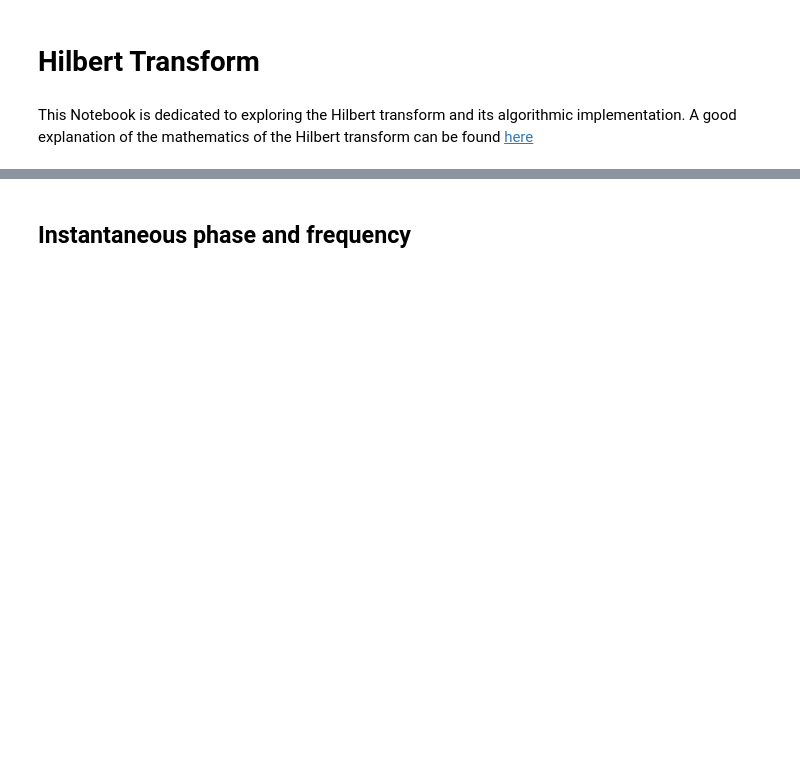
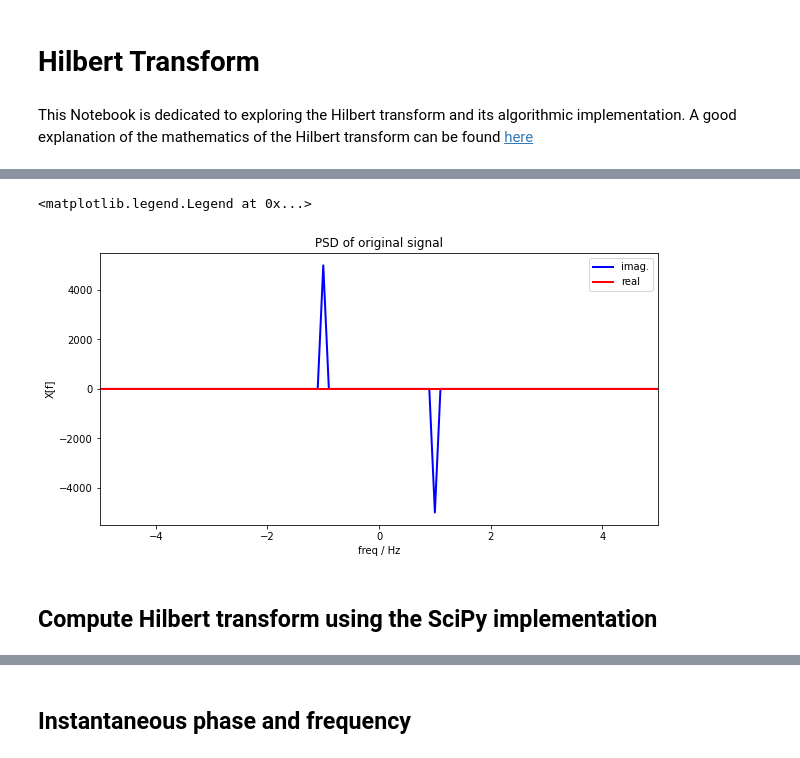
Before and after one commit to pmccthy/data-science-playground, a Jupyter notebook: transforms/hilbert.ipynb, the cells around one changed output, grey strips where cells are left out. Cells and saved outputs as stored; diff of their text form; code cells hidden in the pictures; blank space fills up the shorter version.

Commit message:
added Hilbert transform notebook

```diff
--- a/transforms/hilbert.ipynb
+++ b/transforms/hilbert.ipynb
@@ -11,4 +29,21 @@ This Notebook is dedicated to exploring the Hilbert transform and its algorithmi
 # %%
-# perform the Hilbert transform
+# take the FFT to view PSD
+X = fft(x)
+f_ax = fftfreq(len(x), 1/fs)
+X = fftshift(X)
+f_ax = fftshift(f_ax)
 # %%
 # look at the frequency spectrum of the original and transformed signals
+plt.figure(figsize=(10,5))
+plt.plot(f_ax, np.imag(X), c='b', lw=2, label="imag.")
+plt.plot(f_ax, np.real(X), c='r', lw=2, label="real")
+plt.xlim(-5,5)
+plt.xlabel("freq / Hz")
+plt.ylabel("X[f]")
+plt.title("PSD of original signal")
+plt.legend()
+# %% [output]
+<matplotlib.legend.Legend at 0x...>
+[figure, added]
+# %% [markdown]
+## **Compute Hilbert transform using the SciPy implementation**
```
Also changed, not shown: parts of 15 cells of this notebook.
